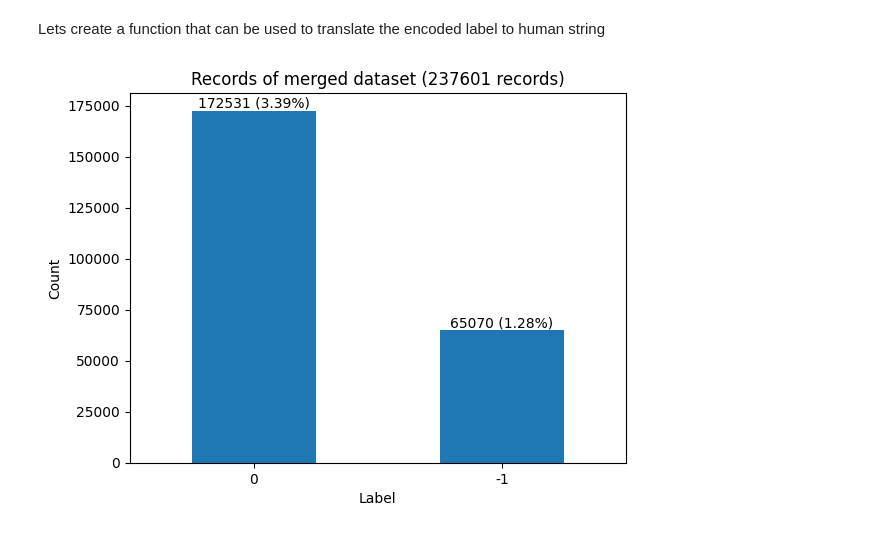
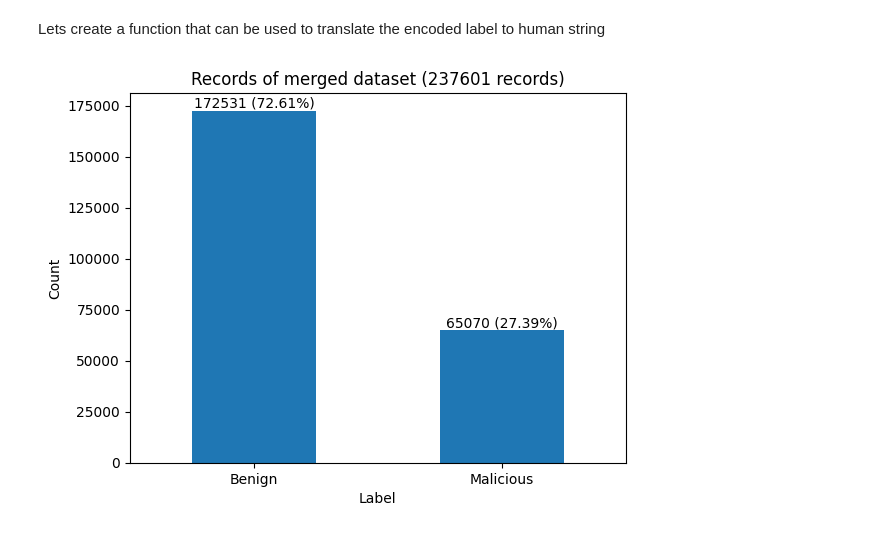
Before and after one commit to Fowthy/SueAI, a Jupyter notebook: data/datapreprocessing.ipynb, the cells around one changed output. Drawn from its saved outputs; the diff is of its cells as text; code cells hidden in the pictures.

```diff
--- a/data/datapreprocessing.ipynb
+++ b/data/datapreprocessing.ipynb
@@ -393,21 +393,22 @@ def to_human_label(label):
 # %%
 value_counts = flow_df['label'].value_counts()
 
 fig, ax = plt.subplots()
 
 value_counts.plot(kind='bar', ax=ax)
 
-total_samples = len(df)
+total_samples = len(flow_df)
 percentages = (value_counts / total_samples) * 100
 
 for i, count in enumerate(value_counts):
     ax.text(i, count, f'{count} ({percentages.iloc[i]:.2f}%)', ha='center', va='bottom')
 
 ax.set_title(f'Records of merged dataset ({len(flow_df)} records)')
 ax.set_xlabel('Label')
 ax.set_ylabel('Count')
+ax.set_xticklabels(['Benign', 'Malicious'])
 plt.xticks(rotation=0)
 
 plt.show()
 # %% [output]
-[figure, old version]
+[figure, new version]
```
Also changed, not shown: parts of 19 cells of this notebook, 6 other files.
